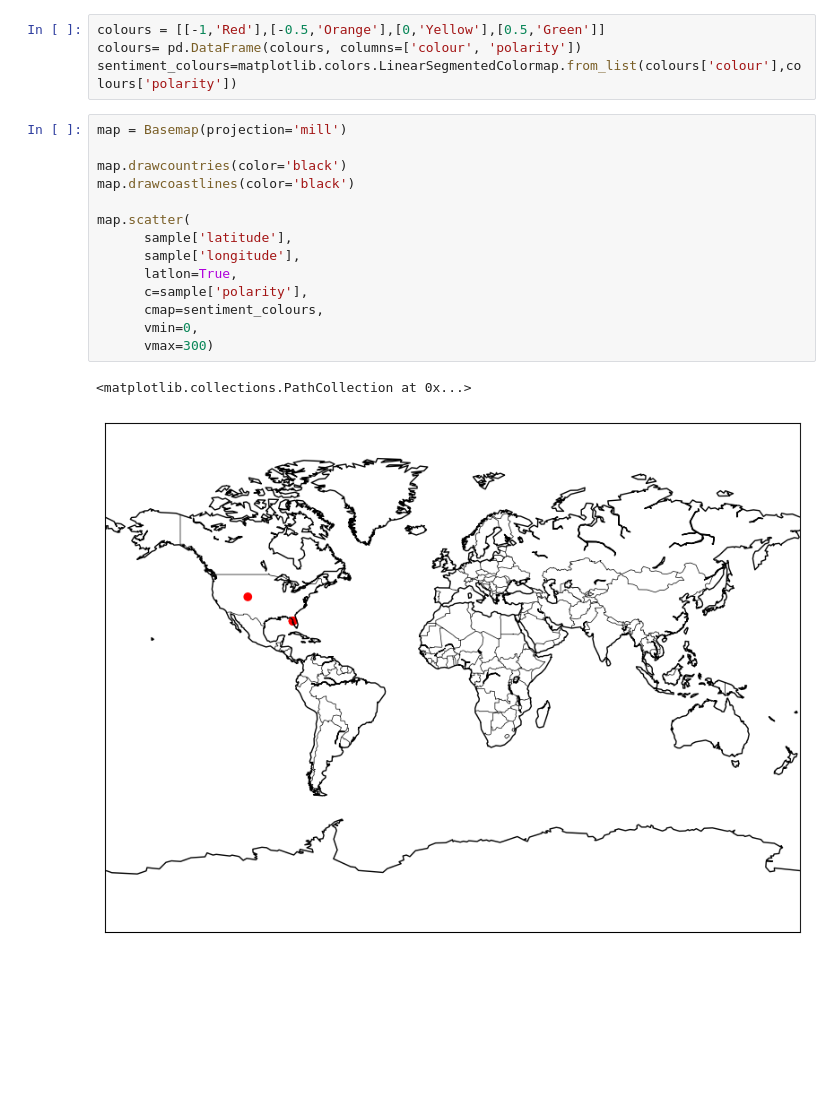
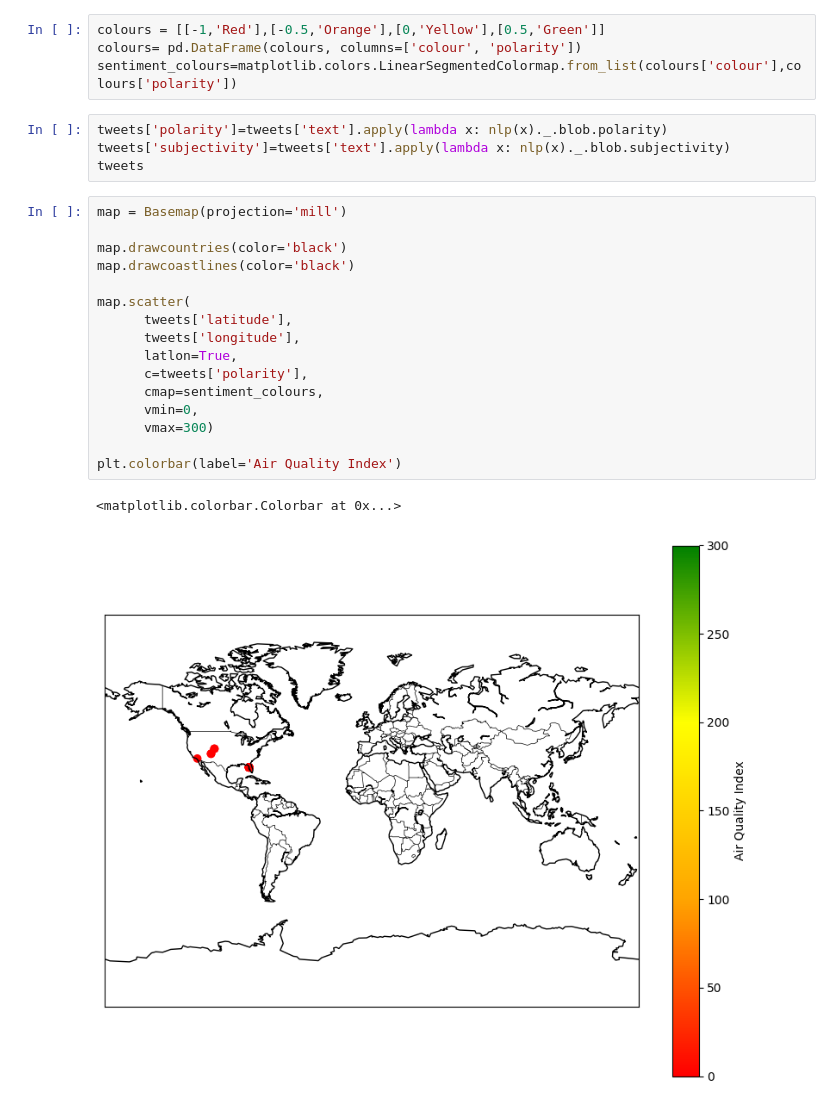
Before and after one commit to jaoshang/QM2, a Jupyter notebook: notebooks/W04. Natural Language Processing.ipynb, the cells around one changed output. Cells and saved outputs as stored; diff of their text form; blank space fills up the shorter version.

```diff
--- a/notebooks/W04. Natural Language Processing.ipynb
+++ b/notebooks/W04. Natural Language Processing.ipynb
@@ -784,20 +784,26 @@ from mpl_toolkits.basemap import Basemap
 colours = [[-1,'Red'],[-0.5,'Orange'],[0,'Yellow'],[0.5,'Green']]
 colours= pd.DataFrame(colours, columns=['colour', 'polarity'])
 sentiment_colours=matplotlib.colors.LinearSegmentedColormap.from_list(colours['colour'],colours['polarity'])
+# %%
+tweets['polarity']=tweets['text'].apply(lambda x: nlp(x)._.blob.polarity)
+tweets['subjectivity']=tweets['text'].apply(lambda x: nlp(x)._.blob.subjectivity)
+tweets
 # %%
 map = Basemap(projection='mill')
 
 map.drawcountries(color='black')
 map.drawcoastlines(color='black')
 
 map.scatter(
-      sample['latitude'],
-      sample['longitude'],
+      tweets['latitude'],
+      tweets['longitude'],
       latlon=True,
-      c=sample['polarity'],
+      c=tweets['polarity'],
       cmap=sentiment_colours,
       vmin=0,
       vmax=300)
+
+plt.colorbar(label='Air Quality Index')
 # %% [output]
-<matplotlib.collections.PathCollection at 0x...>
+<matplotlib.colorbar.Colorbar at 0x...>
-[figure, old version]
+[figure, new version]
```
